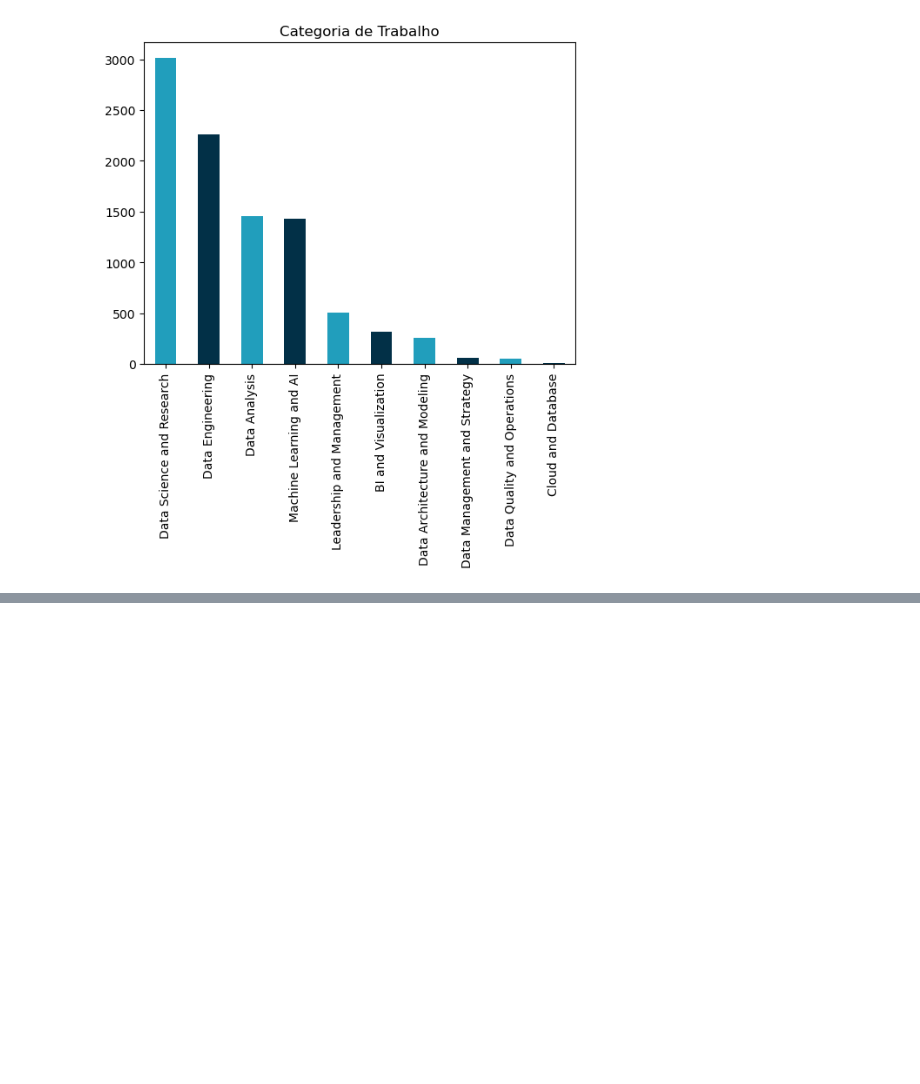
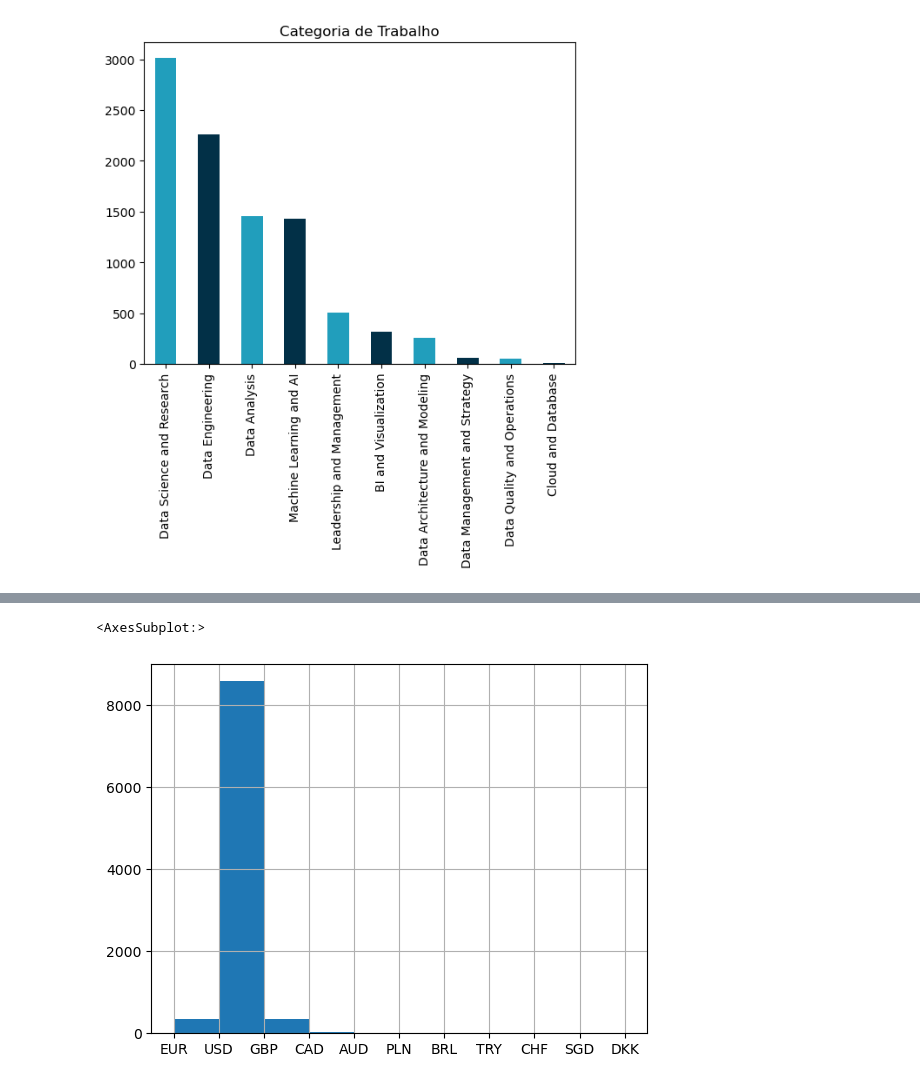
Before and after one commit to pedroohsilva/diferenca-salarial-analistas-e-cientistas-de-dados, a Jupyter notebook: Análise Exploratória de Dados/Análise Exploratória de Dados.ipynb, the cells around one changed output, grey strips where cells are left out. Drawn from its saved outputs; the diff is of its cells as text; code cells hidden in the pictures; blank space fills up the shorter version.

```diff
--- a/Análise Exploratória de Dados/Análise Exploratória de Dados.ipynb
+++ b/Análise Exploratória de Dados/Análise Exploratória de Dados.ipynb
@@ -210,0 +228,6 @@ df.job_category.value_counts().plot(kind='bar', title='Categoria de Trabalho', c
+# %%
+# Analisando distribuição de salários por moeda com histograma
+df['salary_currency'].hist()
+# %% [output]
+<AxesSubplot:>
+[figure, added]
```
Also changed, not shown: parts of 4 cells of this notebook.
